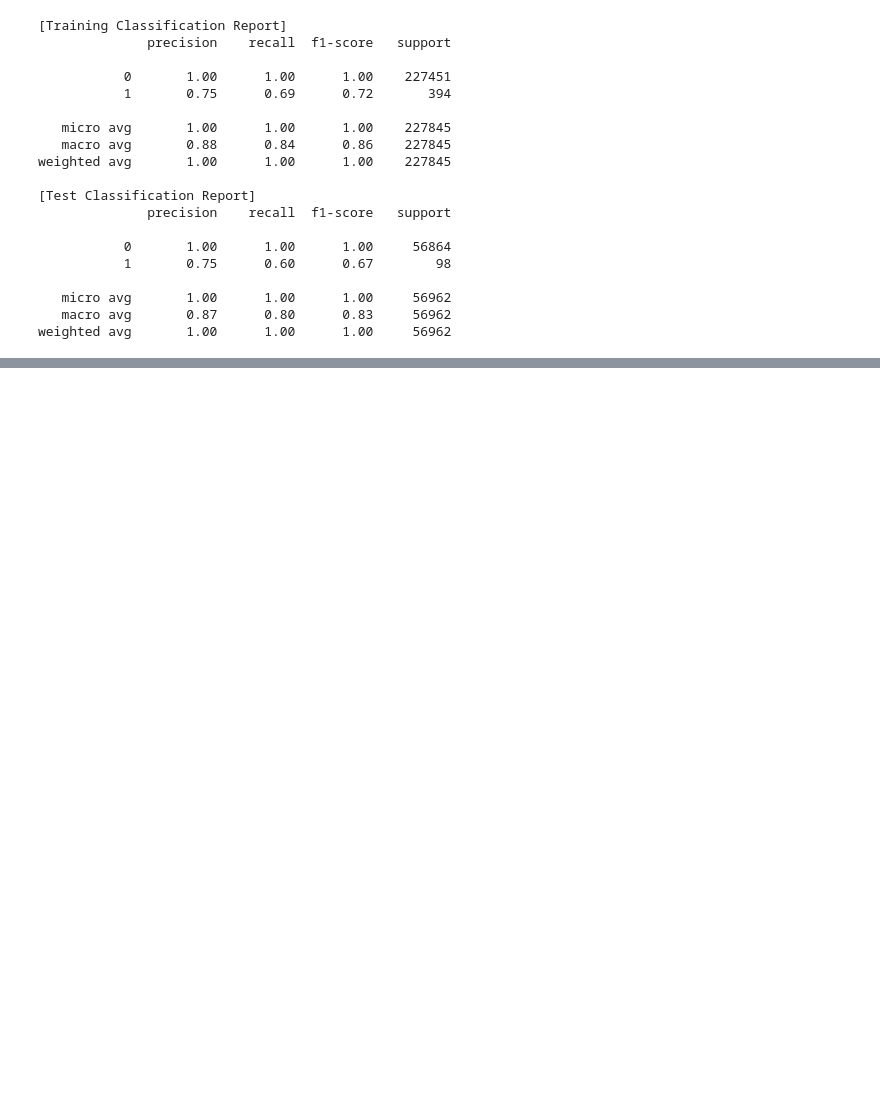
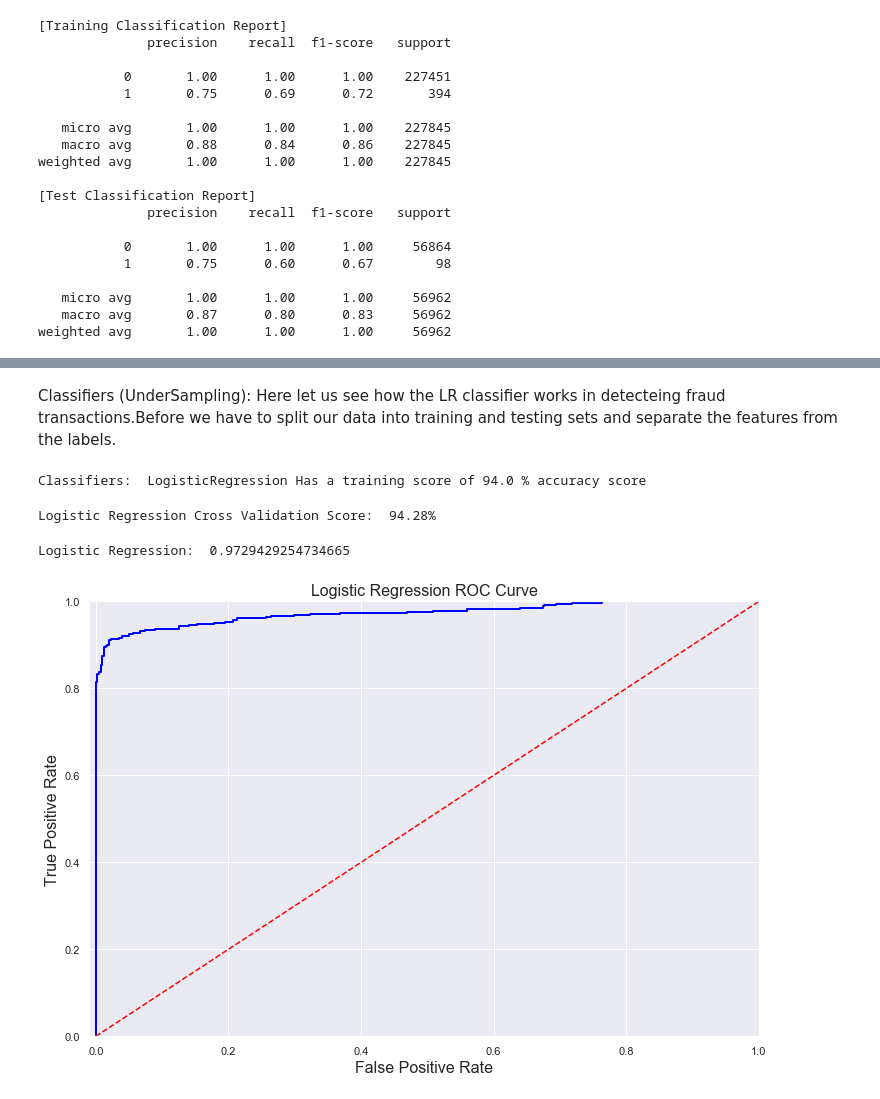
Before and after one commit to harineem1/Springboard01, a Jupyter notebook: Capstone/Capstone 1/Code/CP1 Using Logistic Regression.ipynb, the cells around one changed output, grey strips where cells are left out. Cells and saved outputs as stored; diff of their text form; code cells hidden in the pictures; blank space fills up the shorter version.

```diff
--- a/Capstone/Capstone 1/Code/CP1 Using Logistic Regression.ipynb
+++ b/Capstone/Capstone 1/Code/CP1 Using Logistic Regression.ipynb
@@ -244,0 +335,2 @@ The classification report metrics are similar in training and Test.
+# %% [markdown]
+Classifiers (UnderSampling): Here let us see how the LR classifier works in detecteing fraud transactions.Before we have to split our data into training and testing sets and separate the features from the labels.
@@ -244,0 +360,11 @@ The classification report metrics are similar in training and Test.
+# %%
+# Wow our scores are getting even high scores even when applying cross validation.
+from sklearn.model_selection import cross_val_score
+
+
+for key, classifier in classifiers.items():
+    classifier.fit(X_train, y_train)
+    training_score = cross_val_score(classifier, X_train, y_train, cv=5)
+    print("Classifiers: ", classifier.__class__.__name__, "Has a training score of", round(training_score.mean(), 2) * 100, "% accuracy score")
+# %% [output]
+Classifiers:  LogisticRegression Has a training score of 94.0 % accuracy score
@@ -244,0 +385,7 @@ The classification report metrics are similar in training and Test.
+# %%
+# Overfitting Case
+
+log_reg_score = cross_val_score(log_reg, X_train, y_train, cv=5)
+print('Logistic Regression Cross Validation Score: ', round(log_reg_score.mean() * 100, 2).astype(str) + '%')
+# %% [output]
+Logistic Regression Cross Validation Score:  94.28%
@@ -244,0 +423,19 @@ The classification report metrics are similar in training and Test.
+# %%
+print('Logistic Regression: ', roc_auc_score(y_train, log_reg_pred))
+# %% [output]
+Logistic Regression:  0.9729429254734665
+# %%
+def logistic_roc_curve(log_fpr, log_tpr):
+    plt.figure(figsize=(12,8))
+    plt.title('Logistic Regression ROC Curve', fontsize=16)
+    plt.plot(log_fpr, log_tpr, 'b-', linewidth=2)
+    plt.plot([0, 1], [0, 1], 'r--')
+    plt.xlabel('False Positive Rate', fontsize=16)
+    plt.ylabel('True Positive Rate', fontsize=16)
+    plt.axis([-0.01,1,0,1])
+
+
+logistic_roc_curve(log_fpr, log_tpr)
+plt.show()
+# %% [output]
+[figure, added]
```
Also changed, not shown: parts of 18 cells of this notebook.
